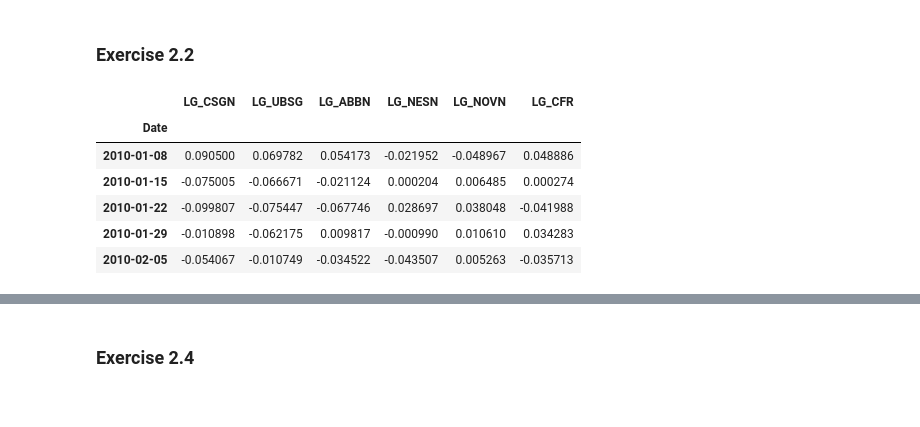
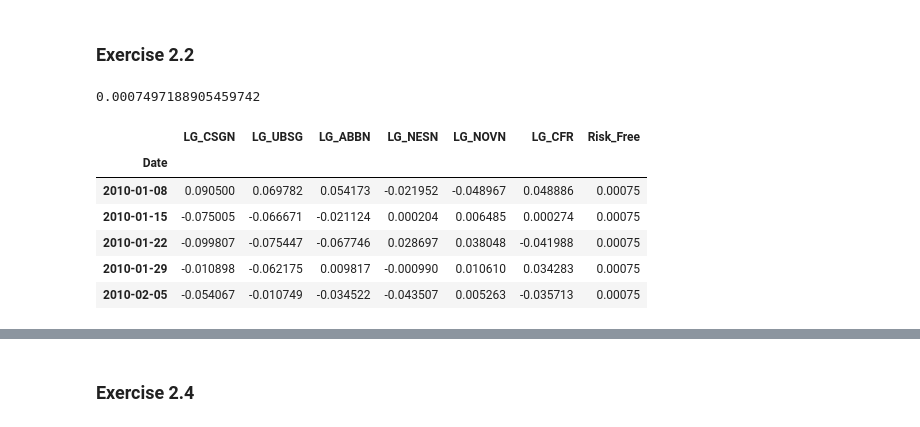
Before and after one commit to Luedman/Theory_of_Finance_Assignments, a Jupyter notebook: Assignment_1/Assignmentv01.ipynb, the cells around one changed output, grey strips where cells are left out. Saved outputs shown, nothing was run; the diff lists cells and outputs as text; code cells hidden in the pictures.

```diff
--- a/Assignment_1/Assignmentv01.ipynb
+++ b/Assignment_1/Assignmentv01.ipynb
@@ -230,7 +233,10 @@ Text(0.5,1,'Prices / LISN')
 ### Exercise 2.2
 # %%
 # The risk free rate
-risk_free = np.log(0.27 + 1) / 100
+risk_free = np.log(0.27/ 360 + 1)
+print(risk_free)
+# %% [output]
+0.0007497188905459742
 # %%
 # log_returns calclates the log return of a given dataset and returns a dataframe with only its log returns
 
@@ -253,19 +259,21 @@ def log_returns(dataset):
 # %%
 #Selected Stocks
 selected_stocks_cols = ['CSGN', 'UBSG', 'ABBN', 'NESN', 'NOVN', 'CFR']
 
 selected_stocks = stock_data.loc[:,(selected_stocks_cols)]
 
 lg_selected_stocks = log_returns(selected_stocks)
+
+lg_selected_stocks['Risk_Free'] = risk_free
 lg_selected_stocks.head()
 # %% [output]
-|  | LG_CSGN | LG_UBSG | LG_ABBN | LG_NESN | LG_NOVN | LG_CFR |
-| Date |  |  |  |  |  |  |
-| 2010-01-08 | 0.090500 | 0.069782 | 0.054173 | -0.021952 | -0.048967 | 0.048886 |
-| 2010-01-15 | -0.075005 | -0.066671 | -0.021124 | 0.000204 | 0.006485 | 0.000274 |
-| 2010-01-22 | -0.099807 | -0.075447 | -0.067746 | 0.028697 | 0.038048 | -0.041988 |
-| 2010-01-29 | -0.010898 | -0.062175 | 0.009817 | -0.000990 | 0.010610 | 0.034283 |
-| 2010-02-05 | -0.054067 | -0.010749 | -0.034522 | -0.043507 | 0.005263 | -0.035713 |
+|  | LG_CSGN | LG_UBSG | LG_ABBN | LG_NESN | LG_NOVN | LG_CFR | Risk_Free |
+| Date |  |  |  |  |  |  |  |
+| 2010-01-08 | 0.090500 | 0.069782 | 0.054173 | -0.021952 | -0.048967 | 0.048886 | 0.00075 |
+| 2010-01-15 | -0.075005 | -0.066671 | -0.021124 | 0.000204 | 0.006485 | 0.000274 | 0.00075 |
+| 2010-01-22 | -0.099807 | -0.075447 | -0.067746 | 0.028697 | 0.038048 | -0.041988 | 0.00075 |
+| 2010-01-29 | -0.010898 | -0.062175 | 0.009817 | -0.000990 | 0.010610 | 0.034283 | 0.00075 |
+| 2010-02-05 | -0.054067 | -0.010749 | -0.034522 | -0.043507 | 0.005263 | -0.035713 | 0.00075 |
 # %%
 np.mean(lg_selected_stocks)
 # %% [output]
```
Also changed, not shown: parts of 23 cells of this notebook.
